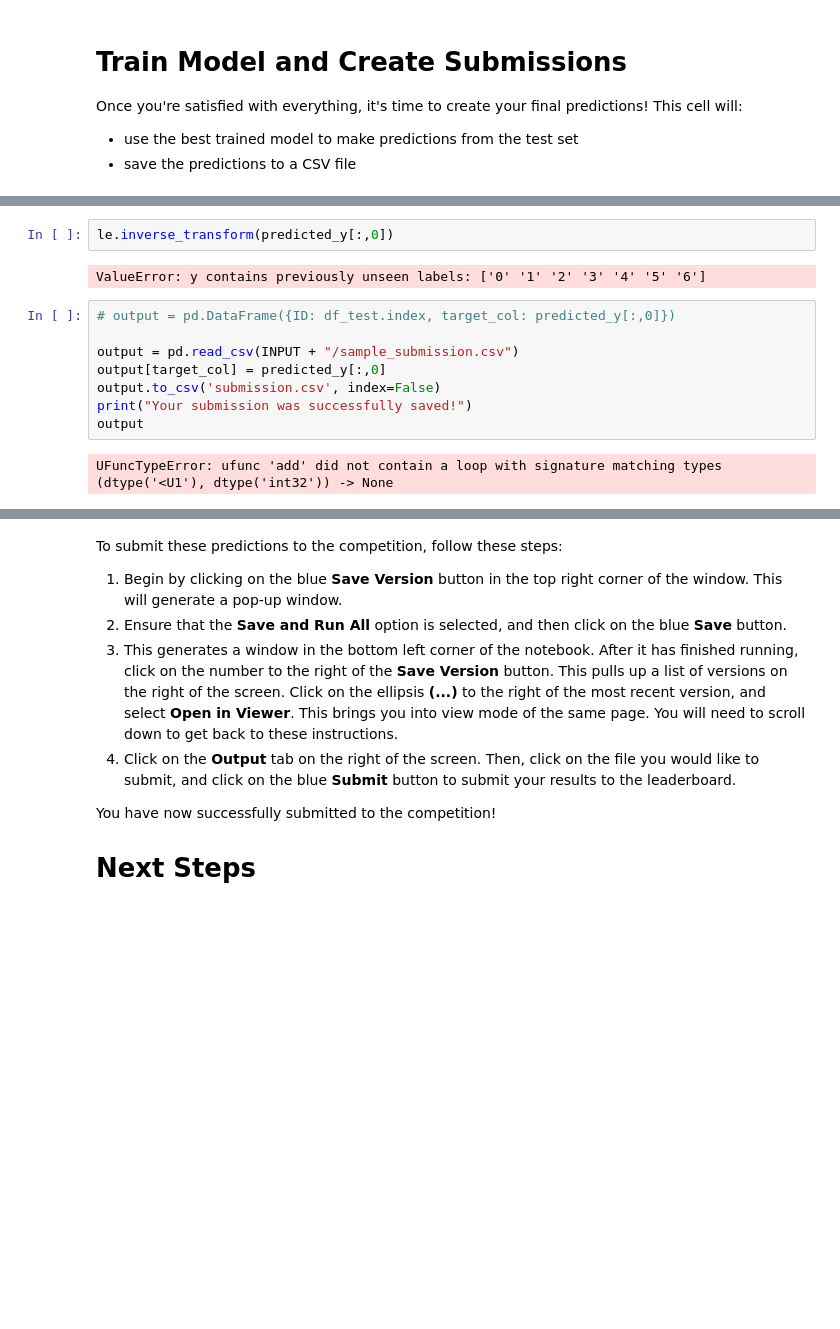
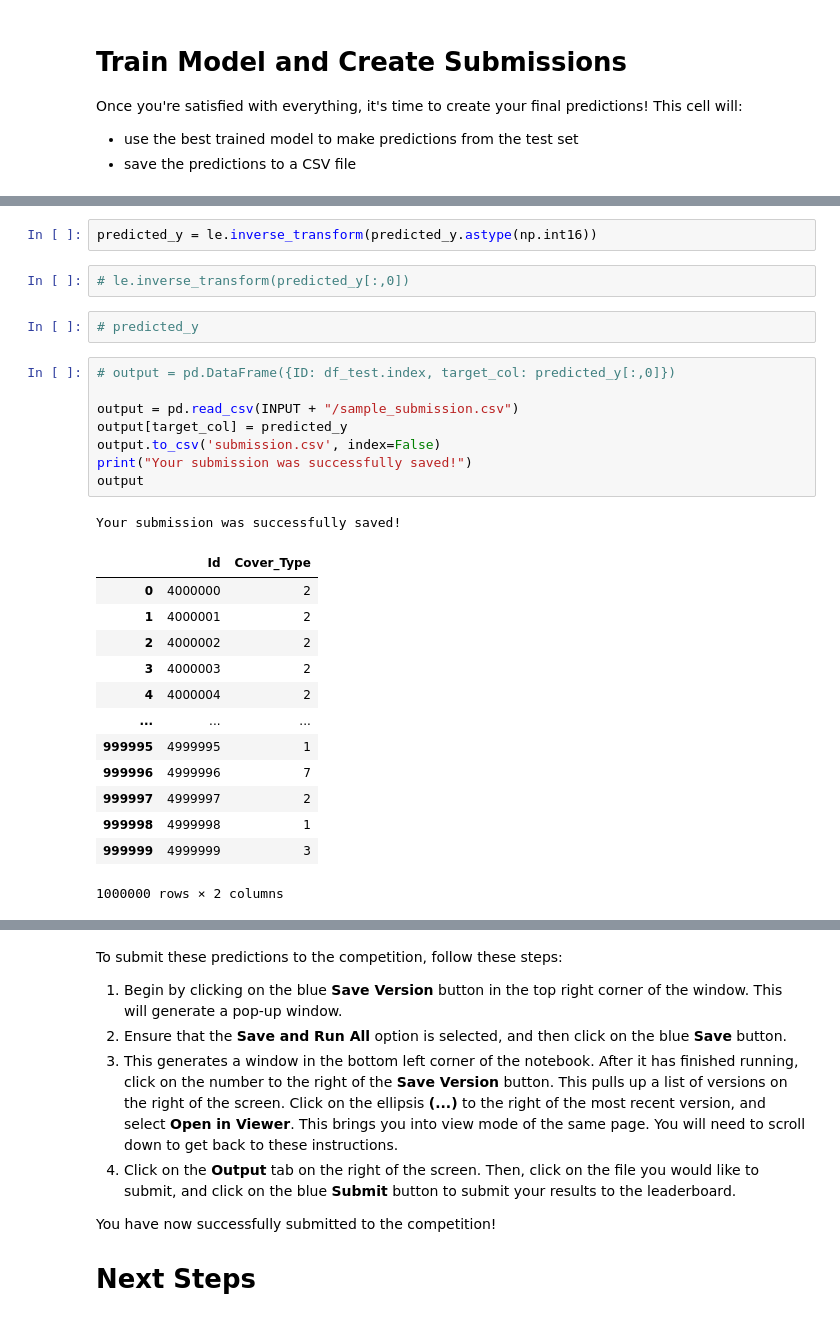
Before and after one commit to furyhawk/kaggle_practice, a Jupyter notebook: Classification/simpleautonn-logisticreg.ipynb, the cells around one changed output, grey strips where cells are left out. Cells and saved outputs as stored; diff of their text form; blank space fills up the shorter version.

```diff
--- a/Classification/simpleautonn-logisticreg.ipynb
+++ b/Classification/simpleautonn-logisticreg.ipynb
@@ -327,17 +313,32 @@ ValueError: y contains previously unseen labels: ['0' '1' '2' '3' '4' '5' '6']
+# %%
+predicted_y = le.inverse_transform(predicted_y.astype(np.int16))
 # %%
-le.inverse_transform(predicted_y[:,0])
+# le.inverse_transform(predicted_y[:,0])
-# %% [output]
-ValueError: y contains previously unseen labels: ['0' '1' '2' '3' '4' '5' '6']
+# %%
+# predicted_y
 # %%
 # output = pd.DataFrame({ID: df_test.index, target_col: predicted_y[:,0]})
 
 output = pd.read_csv(INPUT + "/sample_submission.csv")
-output[target_col] = predicted_y[:,0]
+output[target_col] = predicted_y
 output.to_csv('submission.csv', index=False)
 print("Your submission was successfully saved!")
 output
 # %% [output]
-UFuncTypeError: ufunc 'add' did not contain a loop with signature matching types (dtype('<U1'), dtype('int32')) -> None
+Your submission was successfully saved!
+|  | Id | Cover_Type |
+| 0 | 4000000 | 2 |
+| 1 | 4000001 | 2 |
+| 2 | 4000002 | 2 |
+| 3 | 4000003 | 2 |
+| 4 | 4000004 | 2 |
+| ... | ... | ... |
+| 999995 | 4999995 | 1 |
+| 999996 | 4999996 | 7 |
+| 999997 | 4999997 | 2 |
+| 999998 | 4999998 | 1 |
+| 999999 | 4999999 | 3 |
+1000000 rows × 2 columns
 # %%
 # summarize history for accuracy
 plt.plot(history.history['accuracy'])
```
Also changed, not shown: parts of 12 cells of this notebook, 1 other file.
